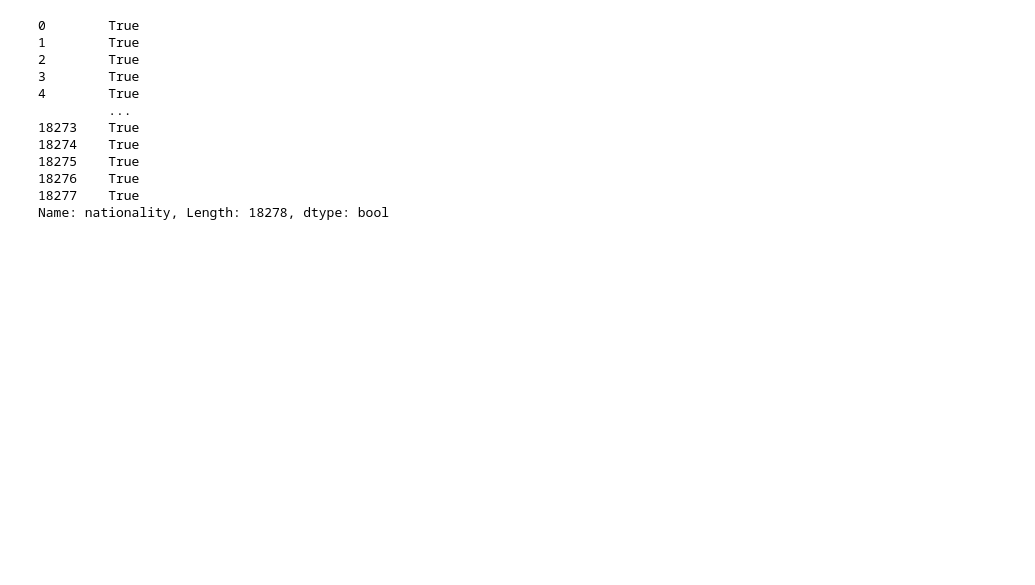
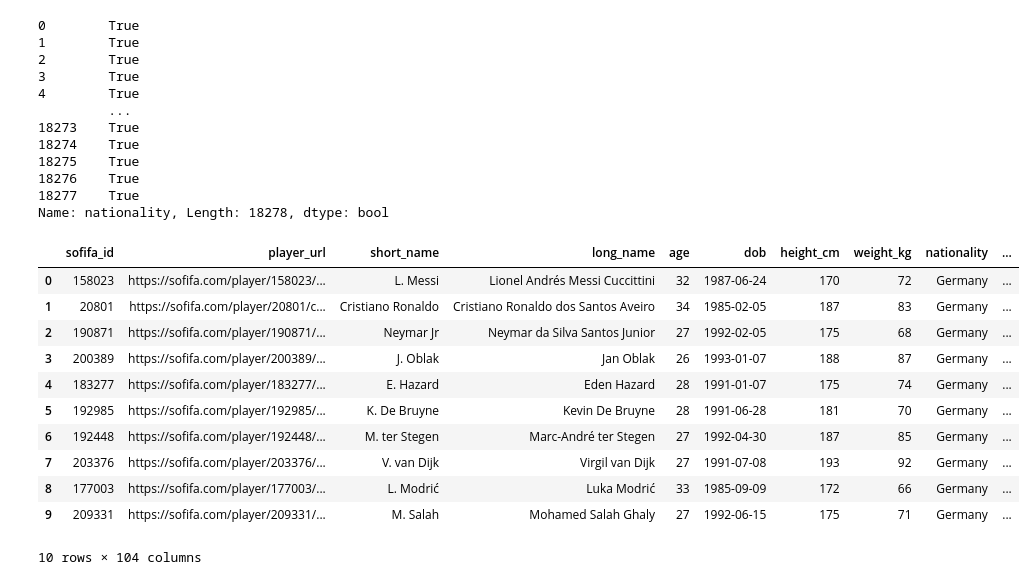
Before and after one commit to millywanderi/great-learning, a Jupyter notebook: Fifa.ipynb, the cells around one changed output. Saved outputs shown, nothing was run; the diff lists cells and outputs as text; code cells hidden in the pictures; blank space fills up the shorter version.

```diff
--- a/Fifa.ipynb
+++ b/Fifa.ipynb
@@ -135,4 +135,18 @@ fifa['nationality']=='Germany'
 18277    True
 Name: nationality, Length: 18278, dtype: bool
 # %%
-Germany=fifa[fifa['nationality']]=='Germany'
+Germany=fifa[fifa['nationality']=='Germany']
+Germany.head(10)
+# %% [output]
+|  | sofifa_id | player_url | short_name | long_name | age | dob | height_cm | weight_kg | nationality | ... |
+| 0 | 158023 | https://sofifa.com/player/158023/... | L. Messi | Lionel Andrés Messi Cuccittini | 32 | 1987-06-24 | 170 | 72 | Germany | ... |
+| 1 | 20801 | https://sofifa.com/player/20801/c... | Cristiano Ronaldo | Cristiano Ronaldo dos Santos Aveiro | 34 | 1985-02-05 | 187 | 83 | Germany | ... |
+| 2 | 190871 | https://sofifa.com/player/190871/... | Neymar Jr | Neymar da Silva Santos Junior | 27 | 1992-02-05 | 175 | 68 | Germany | ... |
+| 3 | 200389 | https://sofifa.com/player/200389/... | J. Oblak | Jan Oblak | 26 | 1993-01-07 | 188 | 87 | Germany | ... |
+| 4 | 183277 | https://sofifa.com/player/183277/... | E. Hazard | Eden Hazard | 28 | 1991-01-07 | 175 | 74 | Germany | ... |
+| 5 | 192985 | https://sofifa.com/player/192985/... | K. De Bruyne | Kevin De Bruyne | 28 | 1991-06-28 | 181 | 70 | Germany | ... |
+| 6 | 192448 | https://sofifa.com/player/192448/... | M. ter Stegen | Marc-André ter Stegen | 27 | 1992-04-30 | 187 | 85 | Germany | ... |
+| 7 | 203376 | https://sofifa.com/player/203376/... | V. van Dijk | Virgil van Dijk | 27 | 1991-07-08 | 193 | 92 | Germany | ... |
+| 8 | 177003 | https://sofifa.com/player/177003/... | L. Modrić | Luka Modrić | 33 | 1985-09-09 | 172 | 66 | Germany | ... |
+| 9 | 209331 | https://sofifa.com/player/209331/... | M. Salah | Mohamed Salah Ghaly | 27 | 1992-06-15 | 175 | 71 | Germany | ... |
+10 rows × 104 columns
```
Also changed, not shown: parts of 1 cell of this notebook.
